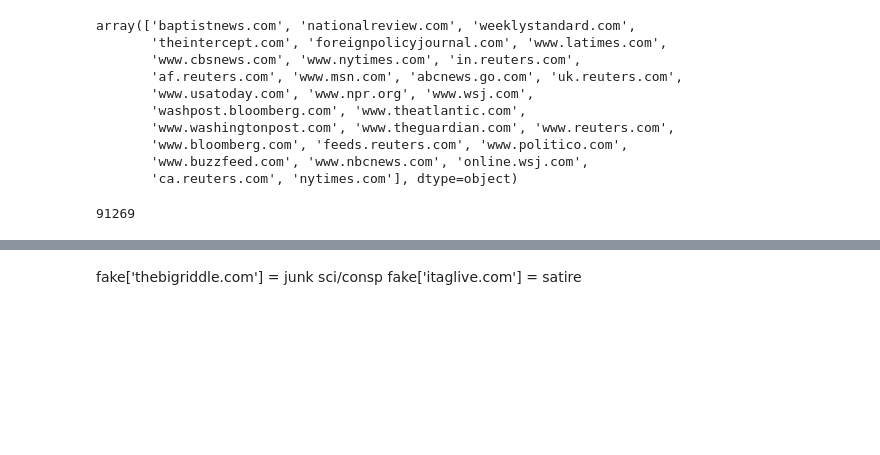
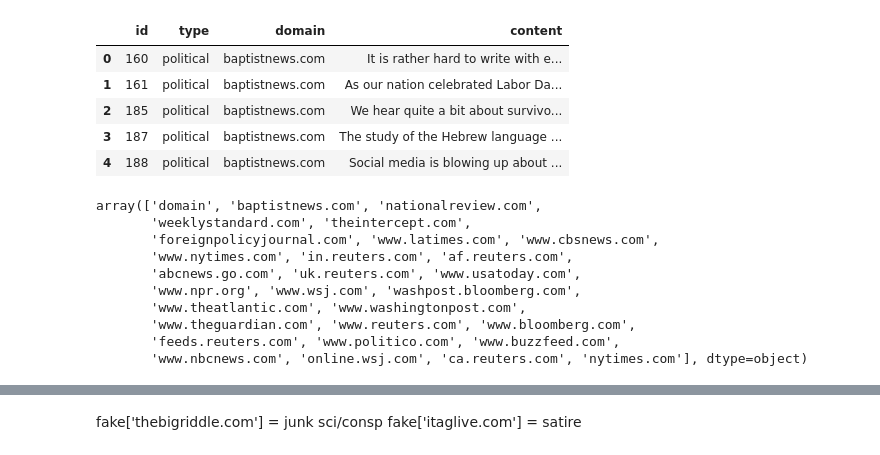
Before and after one commit to vincegiorno/fake_news, a Jupyter notebook: fake_news.ipynb, the cells around one changed output, grey strips where cells are left out. Cells and saved outputs as stored; diff of their text form; code cells hidden in the pictures; blank space fills up the shorter version.

```diff
--- a/fake_news.ipynb
+++ b/fake_news.ipynb
@@ -7,17 +7,26 @@ import pickle
 
 %matplotlib inline
 # %%
-credible = pd.read_csv('corpus/credible.csv', header=None, names=['id', 'type', 'domain', 'content'])
+credible = pd.read_csv('corpus/credible.csv', usecols=['id', 'type', 'domain', 'content'])
+# %%
+credible.head()
+# %% [output]
+|  | id | type | domain | content |
+| 0 | 160 | political | baptistnews.com | It is rather hard to write with e... |
+| 1 | 161 | political | baptistnews.com | As our nation celebrated Labor Da... |
+| 2 | 185 | political | baptistnews.com | We hear quite a bit about survivo... |
+| 3 | 187 | political | baptistnews.com | The study of the Hebrew language ... |
+| 4 | 188 | political | baptistnews.com | Social media is blowing up about ... |
 # %%
 credible['domain'].unique()
 # %% [output]
-array(['baptistnews.com', 'nationalreview.com', 'weeklystandard.com',
-       'theintercept.com', 'foreignpolicyjournal.com', 'www.latimes.com',
-       'www.cbsnews.com', 'www.nytimes.com', 'in.reuters.com',
-       'af.reuters.com', 'www.msn.com', 'abcnews.go.com', 'uk.reuters.com',
-       'www.usatoday.com', 'www.npr.org', 'www.wsj.com',
-       'washpost.bloomberg.com', 'www.theatlantic.com',
-       'www.washingtonpost.com', 'www.theguardian.com', 'www.reuters.com',
-       'www.bloomberg.com', 'feeds.reuters.com', 'www.politico.com',
-       'www.buzzfeed.com', 'www.nbcnews.com', 'online.wsj.com',
-       'ca.reuters.com', 'nytimes.com'], dtype=object)
+array(['domain', 'baptistnews.com', 'nationalreview.com',
+       'weeklystandard.com', 'theintercept.com',
+       'foreignpolicyjournal.com', 'www.latimes.com', 'www.cbsnews.com',
+       'www.nytimes.com', 'in.reuters.com', 'af.reuters.com',
+       'abcnews.go.com', 'uk.reuters.com', 'www.usatoday.com',
+       'www.npr.org', 'www.wsj.com', 'washpost.bloomberg.com',
+       'www.theatlantic.com', 'www.washingtonpost.com',
+       'www.theguardian.com', 'www.reuters.com', 'www.bloomberg.com',
+       'feeds.reuters.com', 'www.politico.com', 'www.buzzfeed.com',
+       'www.nbcnews.com', 'online.wsj.com', 'ca.reuters.com', 'nytimes.com'], dtype=object)
@@ -28,4 +32,0 @@ others = credible[~credible['domain'].isin(['nytimes.com', 'nationalreview.com',
-# %%
-len(others)
-# %% [output]
-91269
```
Also changed, not shown: parts of 41 cells of this notebook, 1 other file.
